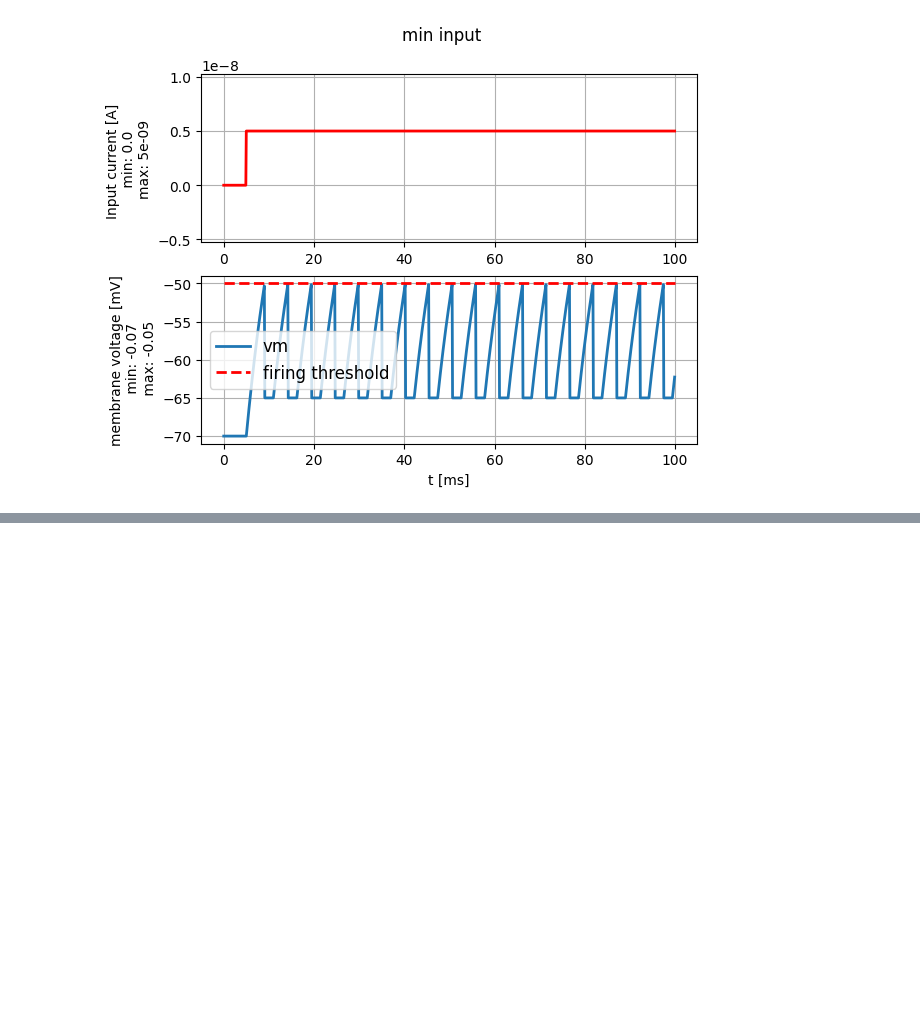
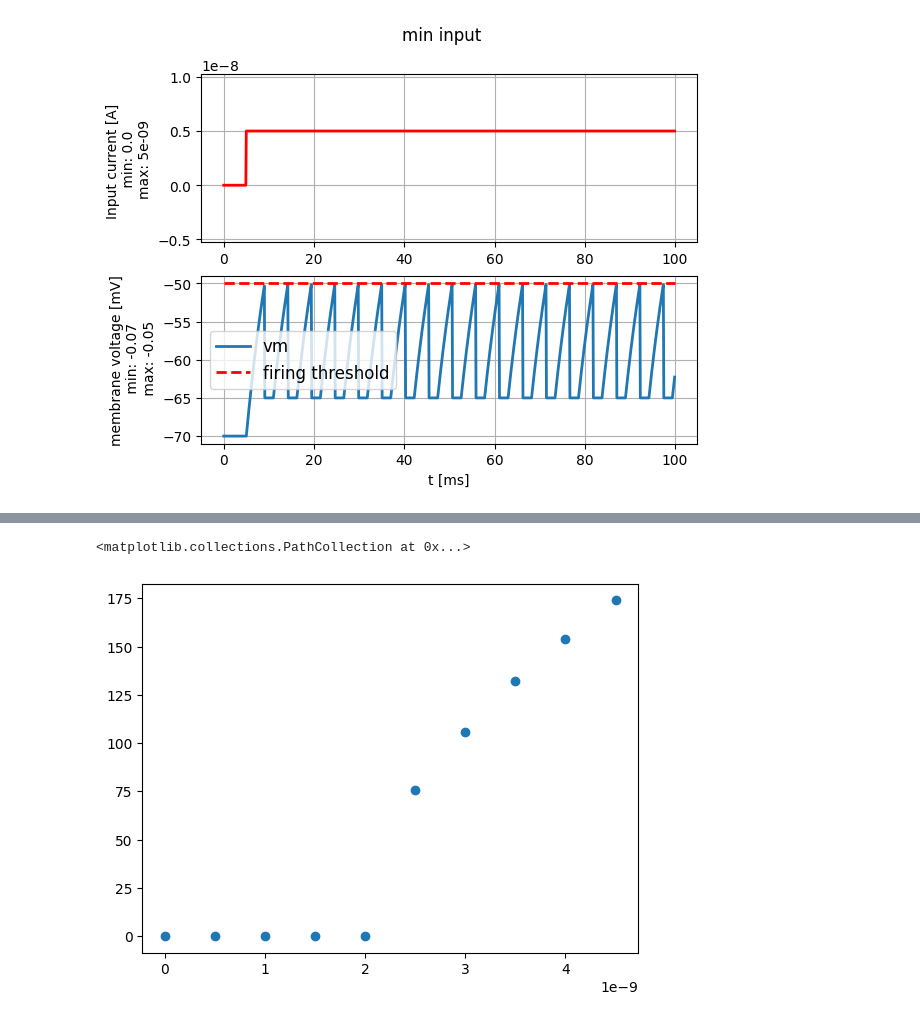
Before and after one commit to mariakesa/neuronaldynamics-exercises-EPFL, a Jupyter notebook: notebooks/LeakyIntegrateAndFire.ipynb, the cells around one changed output, grey strips where cells are left out. Cells and saved outputs as stored; diff of their text form; code cells hidden in the pictures; blank space fills up the shorter version.

```diff
--- a/notebooks/LeakyIntegrateAndFire.ipynb
+++ b/notebooks/LeakyIntegrateAndFire.ipynb
@@ -71,0 +94,10 @@ nr of spikes: 18
+# %%
+#Pay attention to low frequencies
+
+#Type I neuron, discontinous FI curve https://neuronaldynamics.epfl.ch/online/Ch4.S4.html
+#The onset of repetitive firing under constant current injection is characterized by a minimal current Iθ
+#, also called the rheobase current.
+plt.scatter(to_inject_curr[:10],firing_rate_lst[:10])
+# %% [output]
+<matplotlib.collections.PathCollection at 0x...>
+[figure, added]
```
Also changed, not shown: parts of 2 cells of this notebook.
